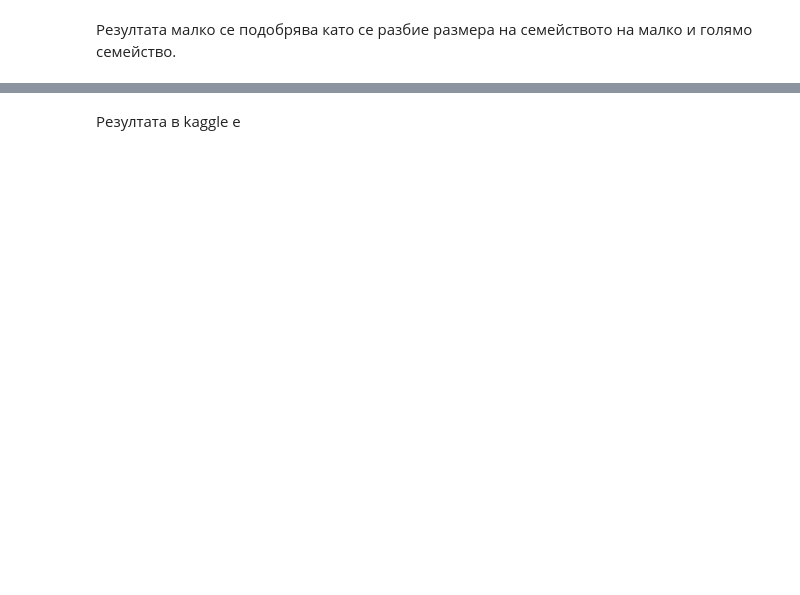
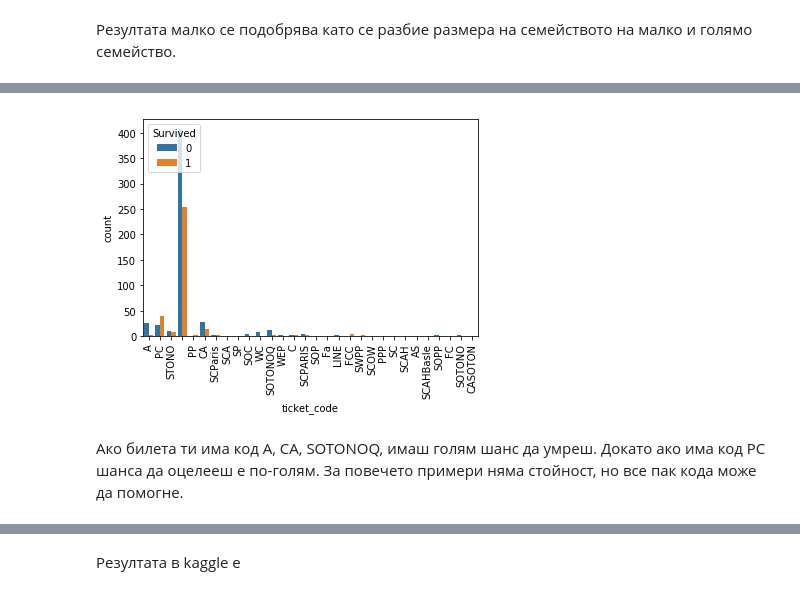
Before and after one commit to thalvadzhi/Machine-Learning-with-Python, a Jupyter notebook: hw1/Task 2/Titanic Improved.ipynb, the cells around one changed output, grey strips where cells are left out. Cells and saved outputs as stored; diff of their text form; code cells hidden in the pictures; blank space fills up the shorter version.

```diff
--- a/hw1/Task 2/Titanic Improved.ipynb
+++ b/hw1/Task 2/Titanic Improved.ipynb
@@ -80,6 +97,16 @@ def bin_age(data):
 # %%
-def manage_ticket(data):
+def add_ticket_code(data_in):
+    data = data_in.copy()
     data["ticket_code"] = data.Ticket.str.replace("[0-9]|[/., ]", "")
     data.ticket_code = data.ticket_code.fillna("NONE")
+    return data
+# %%
+train_with_ticket = add_ticket_code(train)
+ax = sns.countplot('ticket_code', hue='Survived', data=train_with_ticket);
+_ = ax.set_xticklabels(ax.get_xticklabels(), rotation=90)
+# %% [output]
+[figure, added]
+# %% [markdown]
+Ако билета ти има код А, CA, SOTONOQ, имаш голям шанс да умреш. Докато ако има код PC шанса да оцелееш е по-голям. За повечето примери няма стойност, но все пак кода може да помогне.
 # %%
 def engineer_data(data_in):
```
Also changed, not shown: parts of 44 cells of this notebook, 2 other files.
